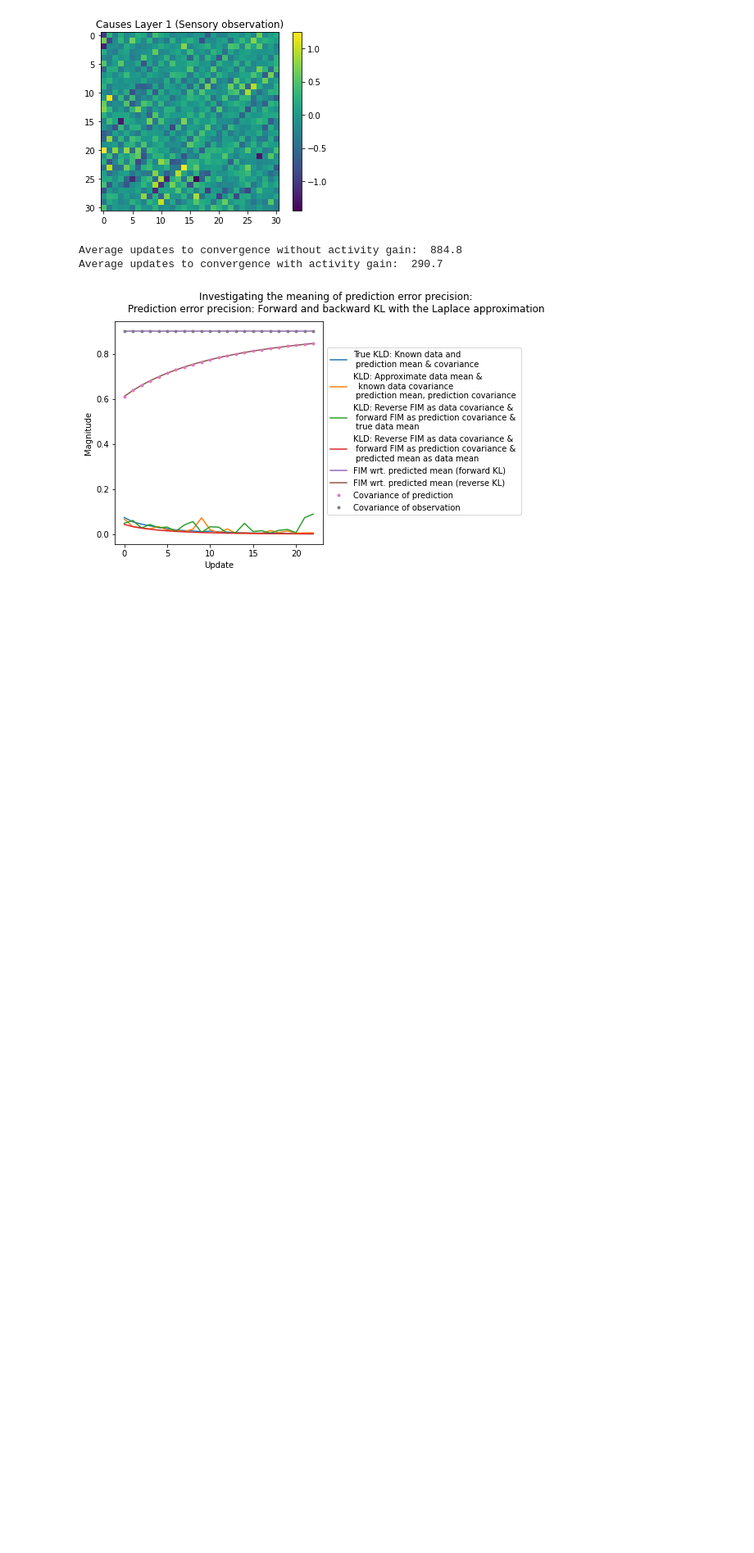
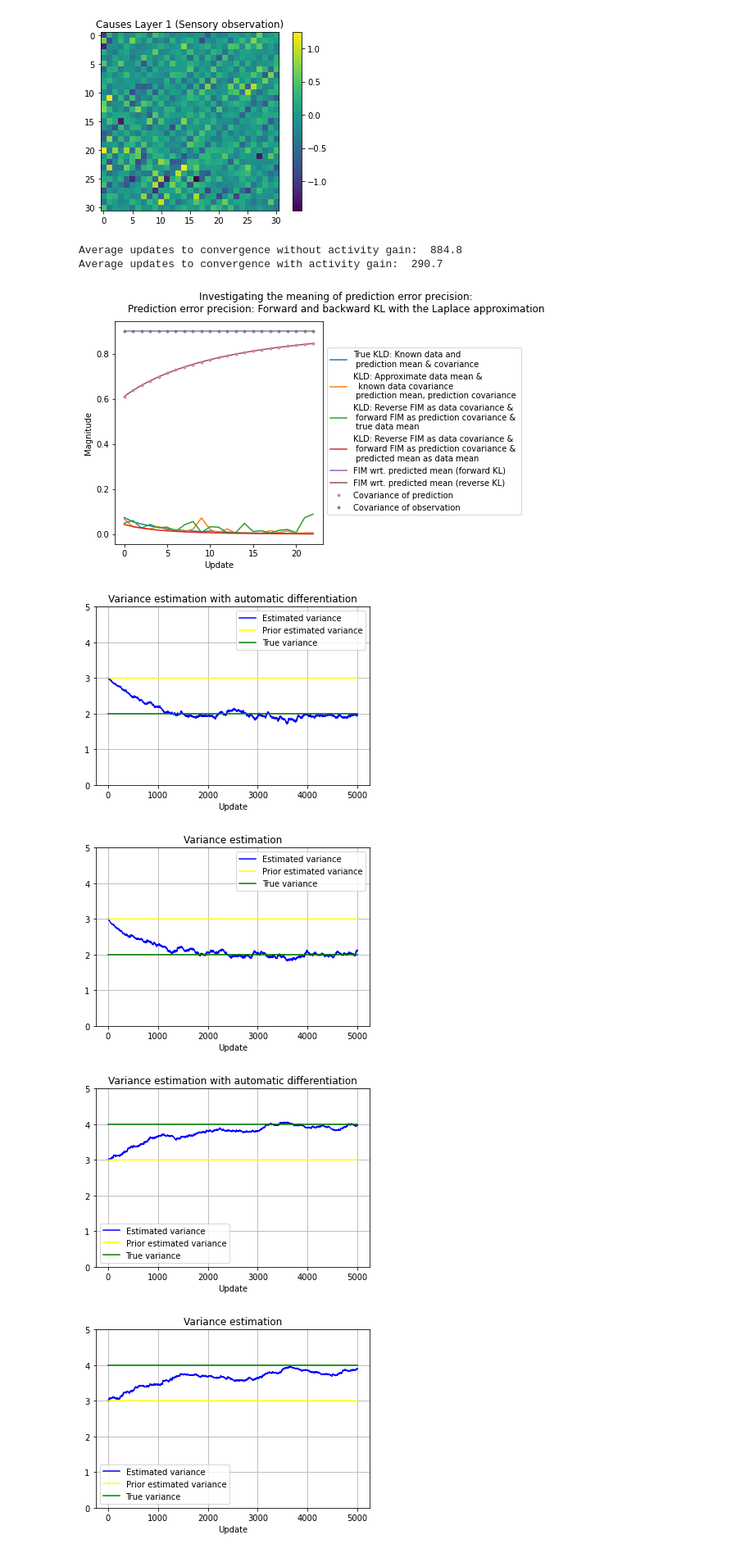
Before and after one commit to andreofner/pyGPC, a Jupyter notebook: demo.ipynb, the cells around one changed output. Shown: that part at 82% size. Cells and saved outputs as stored; diff of their text form; code cells hidden in the pictures; blank space fills up the shorter version.

```diff
--- a/demo.ipynb
+++ b/demo.ipynb
@@ -389,3 +389,69 @@ plt.show()
 plt.close()
 # %% [output]
 [figure]
+# %%
+""" Precision estimation and Variance decay rate
+
+Replicates E5 in Bogacz, Rafal. "A tutorial on the free-energy framework for modelling perception and learning."
+Journal of mathematical psychology 76 (2017): 198-211. with automatic differentation
+"""
+
+import math, random, matplotlib.pyplot as plt
+import numpy as np
+import torch
+
+# We use a simplified predictive coding layer where only input noise needs to be measured
+# in comparison to a fixed top-down prediction to be coherent with Bogacz 2017.
+# Without this fixed prediction assumption, the estimated precision measures
+# a mixture of input (~ inferred activity) and prediction (~ predicted activity) noise.
+
+UPDATES = 5000 # number of weight updates
+LRATE_sigma = .01  # learning rate for prediction error variance
+
+for sigma_phi in [2,4]: # variance of current activity (observed)
+    for AUTODIFF in [True, False]:
+        mean_phi = 5 # observed current activity
+        phi_above = torch.ones(1)*5 # top-down predicted activity
+        sigma = torch.ones(1).requires_grad_()*3 # prior on learned prediction error variance
+        target_mean = [np.ones(1)*2.5] # observed target
+        avg_sigma, plt_sigma, sigma_prior = [], [sigma.detach().numpy()[0]], sigma # plotting
+
+        for trial in range(1,UPDATES,1):
+            target = torch.Tensor(target_mean).detach()
+            phi = random.normalvariate(mean_phi, math.sqrt(sigma_phi)) # observed noisy activity
+
+            # Update estimated variance
+            if AUTODIFF:
+                sigma = sigma.detach()
+                optimizer_sigma = torch.optim.SGD([sigma], lr=LRATE_sigma)
+                optimizer_sigma.zero_grad()
+                sigma = sigma.requires_grad_()
+                err = sigma**-1 * torch.square_(phi_above-phi)  # precision weighted prediction error
+                err.backward()
+                optimizer_sigma.step()
+                sigma = sigma - LRATE_sigma * sigma**-1 # variance decay. otherwise, only variances higher than the prior can be estimated
+            else:
+                err = sigma**-1 * torch.abs((phi - phi_above))  # precision weighted prediction error
+                dFdS_p = (err * torch.transpose(err, 0,0) - sigma**-1) # change of prediction error variance
+                sigma = sigma + LRATE_sigma * dFdS_p # learned prediction error variance
+
+            plt_sigma.append(sigma.detach().numpy()[0])
+
+        # Plot
+        avg_sigma.append(np.asarray(plt_sigma).reshape([UPDATES,1]))
+        avg_sigma = np.mean(np.asarray(avg_sigma), axis=0).astype(np.float32)
+        true_variance = np.ones_like(avg_sigma) * sigma_phi
+        variance_prior = np.ones_like(avg_sigma) * sigma_prior.detach().numpy()
+        autodiff_str = " with automatic differentiation" if AUTODIFF else ""
+        plt.title('Variance estimation'+str(autodiff_str))
+        plt.plot(avg_sigma, label="Estimated variance", color="blue")
+        plt.plot(variance_prior, label="Prior estimated variance", color="yellow")
+        plt.plot(true_variance, label="True variance", color="green")
+        plt.legend(); plt.grid(); plt.ylim(0,5)
+        plt.xlabel("Update")
+        plt.show()
+# %% [output]
+[figure, added]
+[figure, added]
+[figure, added]
+[figure, added]
```
